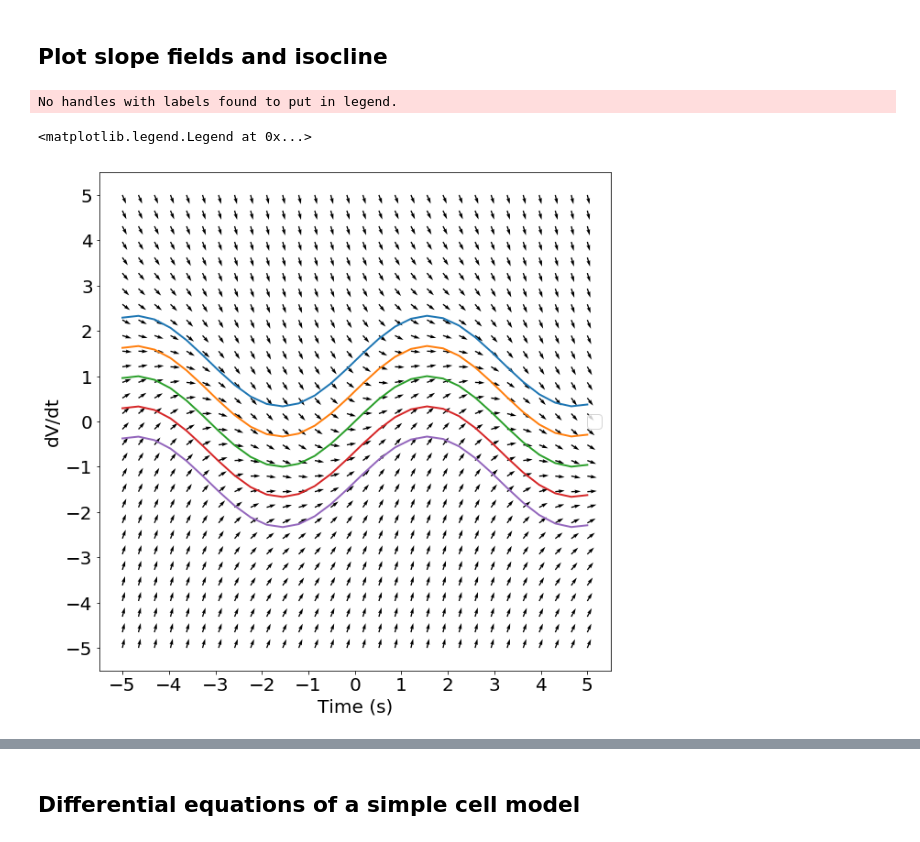
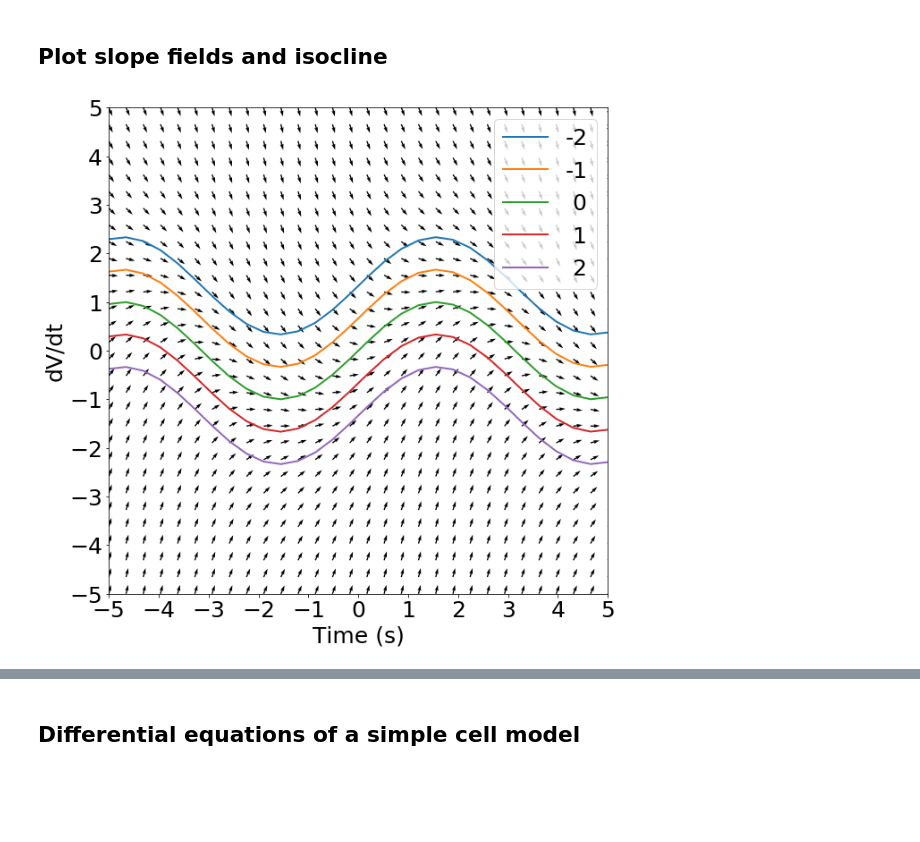
Before and after one commit to alTeska/Neuroprostetic, a Jupyter notebook: exercise_2/exercise2.ipynb, the cells around one changed output, grey strips where cells are left out. Cells and saved outputs as stored; diff of their text form; code cells hidden in the pictures; blank space fills up the shorter version.

Commit message:
exercise 2 finished + report

```diff
--- a/exercise_2/exercise2.ipynb
+++ b/exercise_2/exercise2.ipynb
@@ -5,7 +5,10 @@
 # %%
 import numpy as np
 import matplotlib.pyplot as plt
+from matplotlib import rcParams
 % matplotlib inline
+
+rcParams.update({'font.size': 25})
 # %%
 ISO = [-2, -1, 0, 1, 2] #V/s
 t = np.linspace(-5, 5, 30)
@@ -24,28 +27,29 @@ for i, iso in enumerate(ISO):
 # %%
 fig, ax = plt.subplots(figsize=(10, 10));
 ax.set_ylabel('dV/dt')
 ax.set_xlabel('Time (s)')
 ax.set_title('')
-plt.yticks(np.arange(-5, 6, 1))
-plt.xticks(np.arange(-5, 6, 1))
+
+ax.set_xlim(-5, 5)
+ax.set_ylim(-5, 5)
+plt.yticks(np.arange(-5, 6, 1));
+plt.xticks(np.arange(-5, 6, 1));
 
 plt.quiver(t, v, dt, dv);
 
-for i, n in enumerate(iso_line):
-     plt.plot(t, iso_line[n], linewidth=2);
+# for i, n in enumerate(iso_line):
+#      plt.plot(t, iso_line[n], linewidth=2);
 
-# plt.plot(t, iso_line[0], linewidth=2);
-# plt.plot(t, iso_line[1], linewidth=2);
-# plt.plot(t, iso_line[2], linewidth=2);
-# plt.plot(t, iso_line[3], linewidth=2);
-# plt.plot(t, iso_line[4], linewidth=2);
-
-# handles, labels = ax.get_legend_handles_labels()#
-ax.legend()
+iso_plt0 = []
+iso_plt00, = plt.plot(t, iso_line[0], linewidth=2, label='-2')
+iso_plt01, = plt.plot(t, iso_line[1], linewidth=2, label='-1')
+iso_plt02, = plt.plot(t, iso_line[2], linewidth=2, label=' 0')
+iso_plt03, = plt.plot(t, iso_line[3], linewidth=2, label=' 1')
+iso_plt04, = plt.plot(t, iso_line[4], linewidth=2, label=' 2')
+plt.legend(loc=1, handles=[iso_plt00, iso_plt01, iso_plt02, iso_plt03, iso_plt04])
+plt.savefig('report/1_1.png', dpi=200)
 # %% [output]
-No handles with labels found to put in legend.
-<matplotlib.legend.Legend at 0x...>
-[figure, old version]
+[figure, new version]
 # %%
 ode_rhs2 = lambda V, t:  1 - V - t
 lng2 = np.sqrt(ode_rhs2(v_grid, t_grid)**2 + 1) #Lenght of the vector
```
Also changed, not shown: parts of 7 cells of this notebook, 13 other files.
